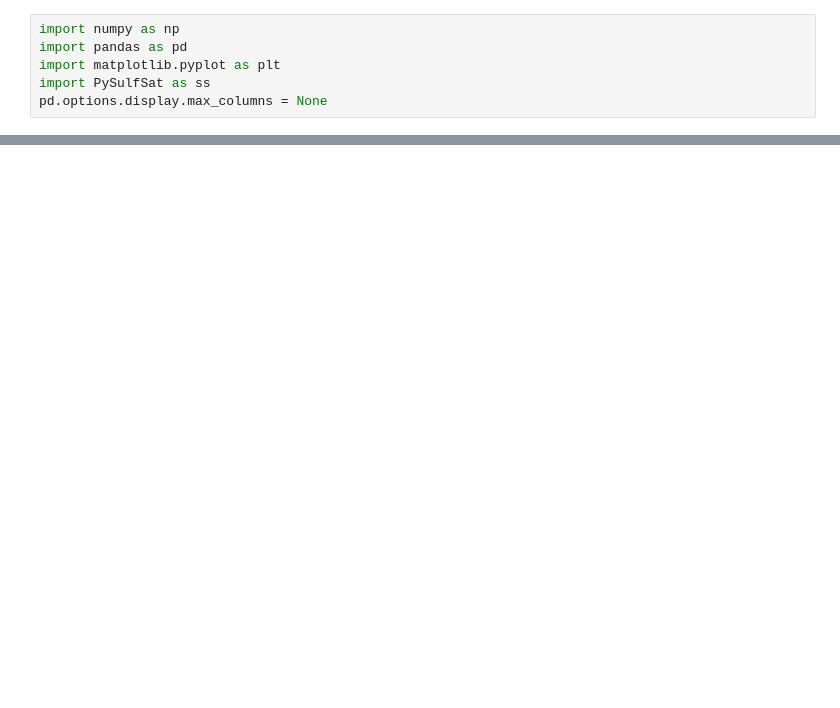
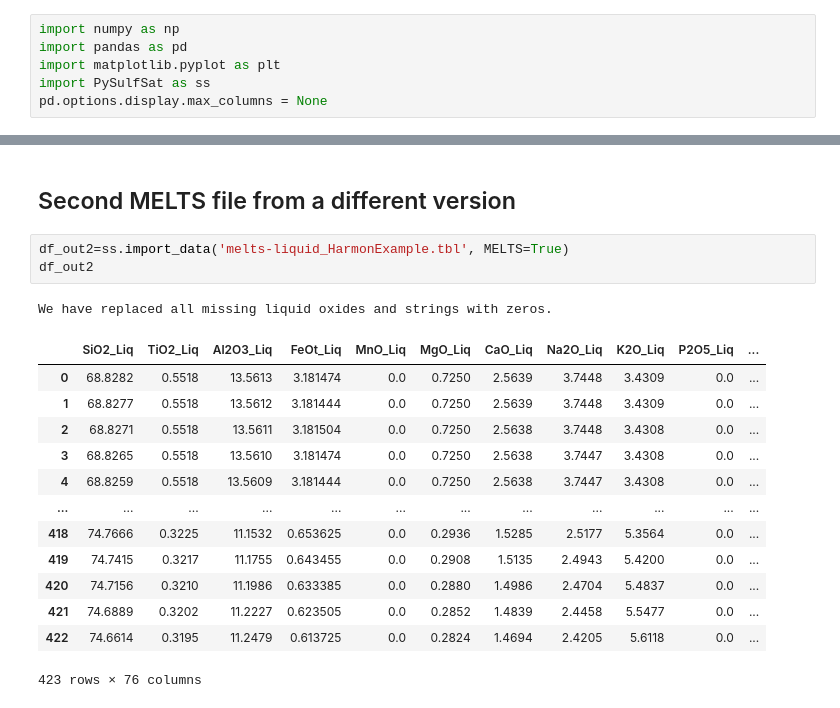
Before and after one commit to PennyWieser/PySulfSat, a Jupyter notebook: docs/Examples/Data_Input/Importing_MeltsTBL.ipynb, the cells around one changed output, grey strips where cells are left out. Saved outputs shown, nothing was run; the diff lists cells and outputs as text; blank space fills up the shorter version.

```diff
--- a/docs/Examples/Data_Input/Importing_MeltsTBL.ipynb
+++ b/docs/Examples/Data_Input/Importing_MeltsTBL.ipynb
@@ -50,0 +51,20 @@ Text(0.5, 0, 'FeO$_{T}$ Liq (Wt%)')
+# %% [markdown]
+## Second MELTS file from a different version
+# %%
+df_out2=ss.import_data('melts-liquid_HarmonExample.tbl', MELTS=True)
+df_out2
+# %% [output]
+We have replaced all missing liquid oxides and strings with zeros.
+|  | SiO2_Liq | TiO2_Liq | Al2O3_Liq | FeOt_Liq | MnO_Liq | MgO_Liq | CaO_Liq | Na2O_Liq | K2O_Liq | P2O5_Liq | ... |
+| 0 | 68.8282 | 0.5518 | 13.5613 | 3.181474 | 0.0 | 0.7250 | 2.5639 | 3.7448 | 3.4309 | 0.0 | ... |
+| 1 | 68.8277 | 0.5518 | 13.5612 | 3.181444 | 0.0 | 0.7250 | 2.5639 | 3.7448 | 3.4309 | 0.0 | ... |
+| 2 | 68.8271 | 0.5518 | 13.5611 | 3.181504 | 0.0 | 0.7250 | 2.5638 | 3.7448 | 3.4308 | 0.0 | ... |
+| 3 | 68.8265 | 0.5518 | 13.5610 | 3.181474 | 0.0 | 0.7250 | 2.5638 | 3.7447 | 3.4308 | 0.0 | ... |
+| 4 | 68.8259 | 0.5518 | 13.5609 | 3.181444 | 0.0 | 0.7250 | 2.5638 | 3.7447 | 3.4308 | 0.0 | ... |
+| ... | ... | ... | ... | ... | ... | ... | ... | ... | ... | ... | ... |
+| 418 | 74.7666 | 0.3225 | 11.1532 | 0.653625 | 0.0 | 0.2936 | 1.5285 | 2.5177 | 5.3564 | 0.0 | ... |
+| 419 | 74.7415 | 0.3217 | 11.1755 | 0.643455 | 0.0 | 0.2908 | 1.5135 | 2.4943 | 5.4200 | 0.0 | ... |
+| 420 | 74.7156 | 0.3210 | 11.1986 | 0.633385 | 0.0 | 0.2880 | 1.4986 | 2.4704 | 5.4837 | 0.0 | ... |
+| 421 | 74.6889 | 0.3202 | 11.2227 | 0.623505 | 0.0 | 0.2852 | 1.4839 | 2.4458 | 5.5477 | 0.0 | ... |
+| 422 | 74.6614 | 0.3195 | 11.2479 | 0.613725 | 0.0 | 0.2824 | 1.4694 | 2.4205 | 5.6118 | 0.0 | ... |
+423 rows × 76 columns
```
Also changed, not shown: parts of 6 cells of this notebook, 9 other files.
